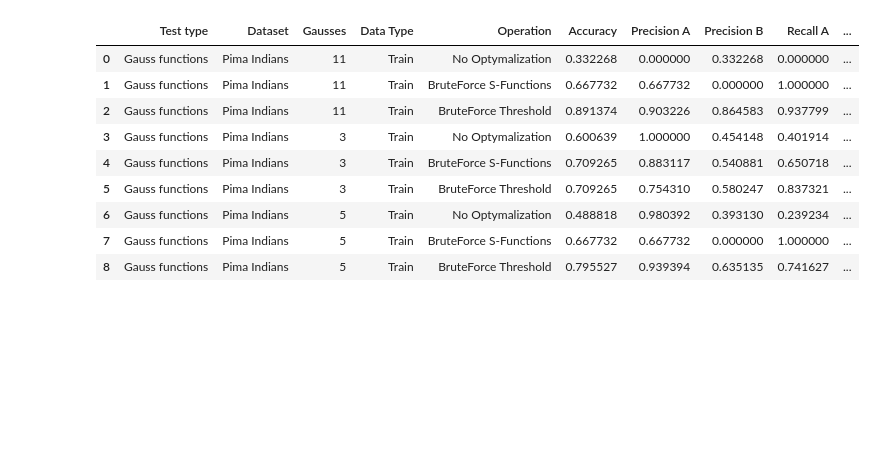
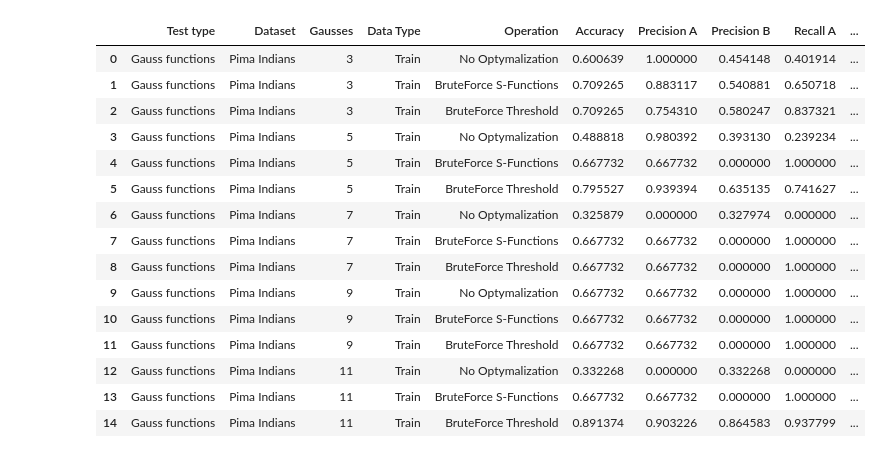
Before and after one commit to AdamDlubak/Ki67, a Jupyter notebook: Test - Datasets/Summary.ipynb, the cells around one changed output. Cells and saved outputs as stored; diff of their text form; code cells hidden in the pictures; blank space fills up the shorter version.

```diff
--- a/Test - Datasets/Summary.ipynb
+++ b/Test - Datasets/Summary.ipynb
@@ -100,4 +115,4 @@ dataset_stats = helper.loadDatasetResults("Haberman")
 # %%
-dataset_stats = helper.loadDatasetResults("Heart")
+dataset_stats_heart = helper.loadDatasetResults("Heart")
 # %% [output]
 |  | Test type | Dataset | Gausses | Data Type | Operation | Accuracy | Precision A | Precision B | Recall A | ... |
@@ -111,4 +134,4 @@ dataset_stats = helper.loadDatasetResults("Heart")
 # %%
-dataset_stats = helper.loadDatasetResults("HTRU")
+dataset_stats_htru = helper.loadDatasetResults("HTRU")
 # %% [output]
 |  | Test type | Dataset | Gausses | Data Type | Operation | Accuracy | Precision A | Precision B | Recall A | ... |
@@ -116,5 +145,5 @@ dataset_stats = helper.loadDatasetResults("HTRU")
 # %%
-dataset_stats = helper.loadDatasetResults("Immunotherapy")
+dataset_stats_immunotherapy = helper.loadDatasetResults("Immunotherapy")
 # %% [output]
 |  | Test type | Dataset | Gausses | Data Type | Operation | Accuracy | Precision A | Precision B | Recall A | ... |
 | 0 | Gauss functions | Immunotherapy | 3 | Train | No Optymalization | 0.111111 | 0.000000 | 0.123077 | 0.000000 | ... |
@@ -131,0 +164,2 @@ dataset_stats = helper.loadDatasetResults("Immunotherapy")
+# %%
+dataset_stats_liver = helper.loadDatasetResults("Indian Liver Patient")
@@ -132,13 +174,19 @@ dataset_stats = helper.loadDatasetResults("Immunotherapy")
 # %%
-dataset_stats = helper.loadDatasetResults("Pima Indians")
+dataset_stats_pima = helper.loadDatasetResults("Pima Indians")
 # %% [output]
 |  | Test type | Dataset | Gausses | Data Type | Operation | Accuracy | Precision A | Precision B | Recall A | ... |
-| 0 | Gauss functions | Pima Indians | 11 | Train | No Optymalization | 0.332268 | 0.000000 | 0.332268 | 0.000000 | ... |
-| 1 | Gauss functions | Pima Indians | 11 | Train | BruteForce S-Functions | 0.667732 | 0.667732 | 0.000000 | 1.000000 | ... |
-| 2 | Gauss functions | Pima Indians | 11 | Train | BruteForce Threshold | 0.891374 | 0.903226 | 0.864583 | 0.937799 | ... |
-| 3 | Gauss functions | Pima Indians | 3 | Train | No Optymalization | 0.600639 | 1.000000 | 0.454148 | 0.401914 | ... |
-| 4 | Gauss functions | Pima Indians | 3 | Train | BruteForce S-Functions | 0.709265 | 0.883117 | 0.540881 | 0.650718 | ... |
-| 5 | Gauss functions | Pima Indians | 3 | Train | BruteForce Threshold | 0.709265 | 0.754310 | 0.580247 | 0.837321 | ... |
-| 6 | Gauss functions | Pima Indians | 5 | Train | No Optymalization | 0.488818 | 0.980392 | 0.393130 | 0.239234 | ... |
-| 7 | Gauss functions | Pima Indians | 5 | Train | BruteForce S-Functions | 0.667732 | 0.667732 | 0.000000 | 1.000000 | ... |
-| 8 | Gauss functions | Pima Indians | 5 | Train | BruteForce Threshold | 0.795527 | 0.939394 | 0.635135 | 0.741627 | ... |
+| 0 | Gauss functions | Pima Indians | 3 | Train | No Optymalization | 0.600639 | 1.000000 | 0.454148 | 0.401914 | ... |
+| 1 | Gauss functions | Pima Indians | 3 | Train | BruteForce S-Functions | 0.709265 | 0.883117 | 0.540881 | 0.650718 | ... |
+| 2 | Gauss functions | Pima Indians | 3 | Train | BruteForce Threshold | 0.709265 | 0.754310 | 0.580247 | 0.837321 | ... |
+| 3 | Gauss functions | Pima Indians | 5 | Train | No Optymalization | 0.488818 | 0.980392 | 0.393130 | 0.239234 | ... |
+| 4 | Gauss functions | Pima Indians | 5 | Train | BruteForce S-Functions | 0.667732 | 0.667732 | 0.000000 | 1.000000 | ... |
+| 5 | Gauss functions | Pima Indians | 5 | Train | BruteForce Threshold | 0.795527 | 0.939394 | 0.635135 | 0.741627 | ... |
+| 6 | Gauss functions | Pima Indians | 7 | Train | No Optymalization | 0.325879 | 0.000000 | 0.327974 | 0.000000 | ... |
+| 7 | Gauss functions | Pima Indians | 7 | Train | BruteForce S-Functions | 0.667732 | 0.667732 | 0.000000 | 1.000000 | ... |
+| 8 | Gauss functions | Pima Indians | 7 | Train | BruteForce Threshold | 0.667732 | 0.667732 | 0.000000 | 1.000000 | ... |
+| 9 | Gauss functions | Pima Indians | 9 | Train | No Optymalization | 0.667732 | 0.667732 | 0.000000 | 1.000000 | ... |
+| 10 | Gauss functions | Pima Indians | 9 | Train | BruteForce S-Functions | 0.667732 | 0.667732 | 0.000000 | 1.000000 | ... |
+| 11 | Gauss functions | Pima Indians | 9 | Train | BruteForce Threshold | 0.667732 | 0.667732 | 0.000000 | 1.000000 | ... |
+| 12 | Gauss functions | Pima Indians | 11 | Train | No Optymalization | 0.332268 | 0.000000 | 0.332268 | 0.000000 | ... |
+| 13 | Gauss functions | Pima Indians | 11 | Train | BruteForce S-Functions | 0.667732 | 0.667732 | 0.000000 | 1.000000 | ... |
+| 14 | Gauss functions | Pima Indians | 11 | Train | BruteForce Threshold | 0.891374 | 0.903226 | 0.864583 | 0.937799 | ... |
```
Also changed, not shown: parts of 15 cells of this notebook, 44 other files.
